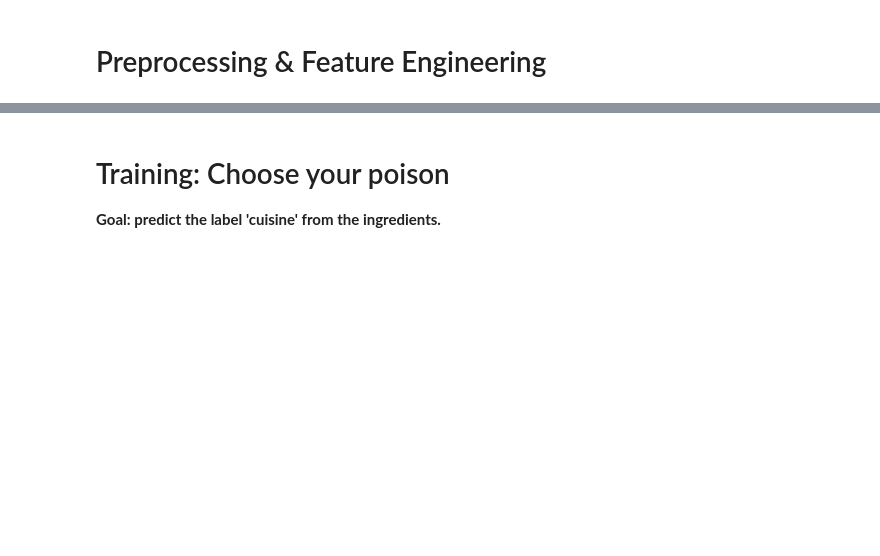
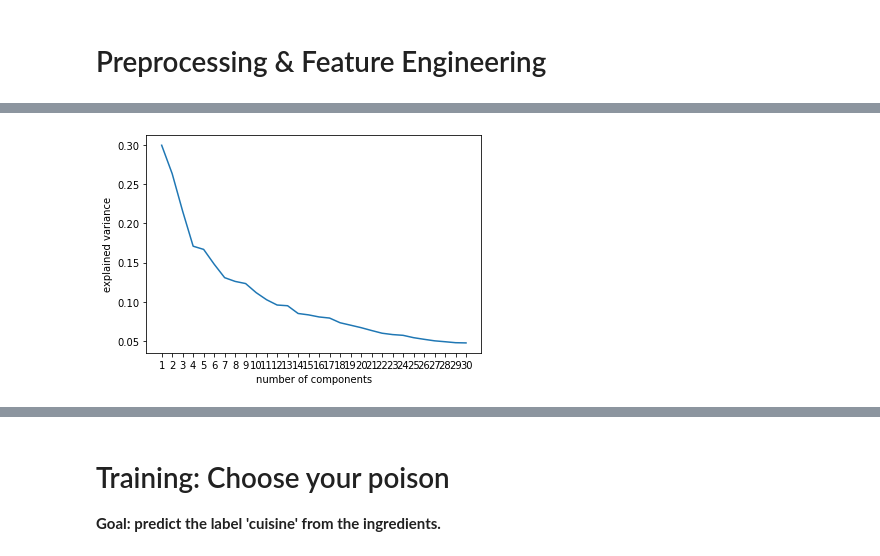
Before and after one commit to MaximDecherf/upnxt-assignment-ml, a Jupyter notebook: recipe_challenge.ipynb, the cells around one changed output, grey strips where cells are left out. Drawn from its saved outputs; the diff is of its cells as text; code cells hidden in the pictures; blank space fills up the shorter version.

```diff
--- a/recipe_challenge.ipynb
+++ b/recipe_challenge.ipynb
@@ -76,0 +217,12 @@ df_train
+# %%
+EV = pca_model.explained_variance_[0:30]
+
+plt.plot(EV)
+
+
+plt.xlabel('number of components')
+plt.ylabel('explained variance')
+plt.xticks(np.arange(len(EV)), np.arange(1, len(EV)+1))  #Otherwise the x-axis starts at 1)
+plt.show()
+# %% [output]
+[figure, added]
```
Also changed, not shown: parts of 55 cells of this notebook, 1 other file.
